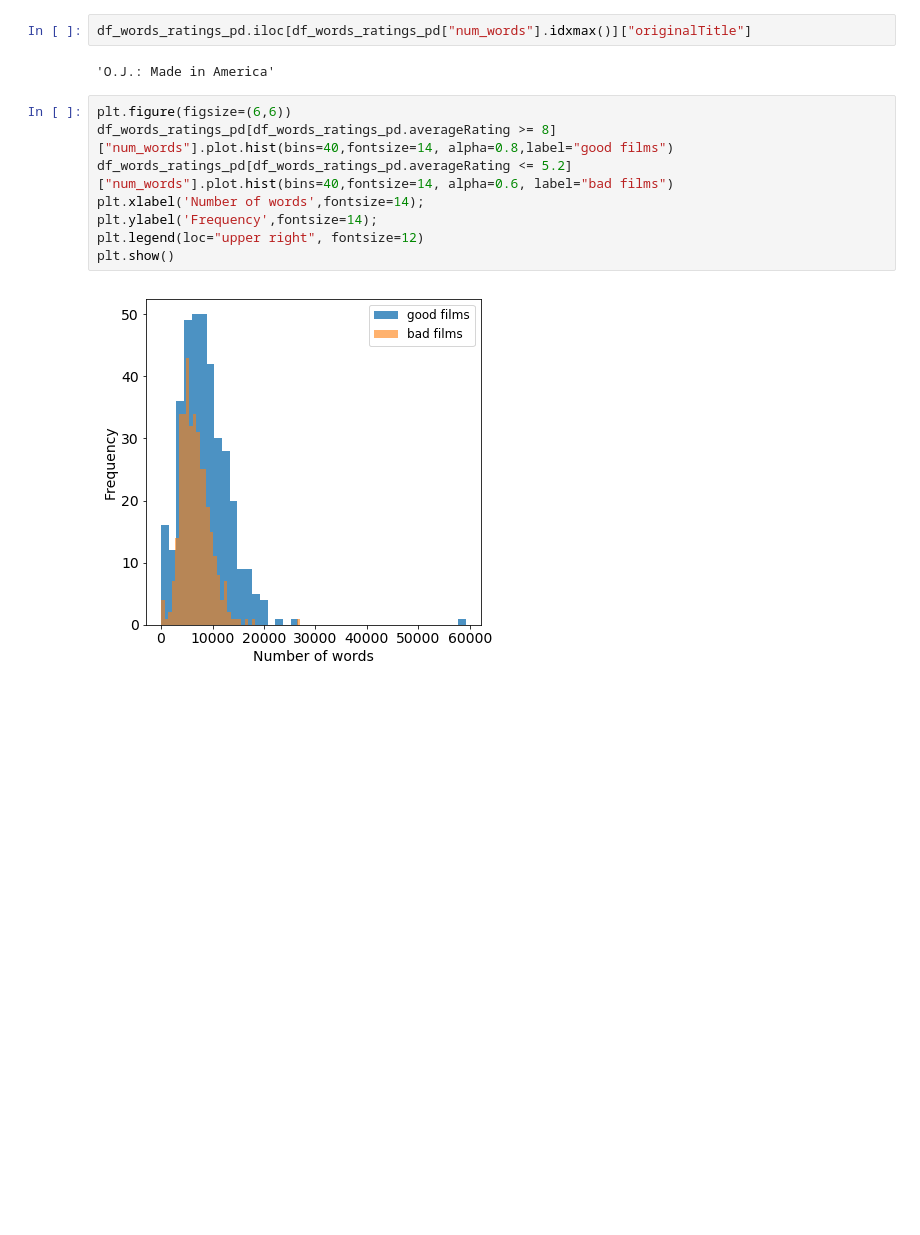
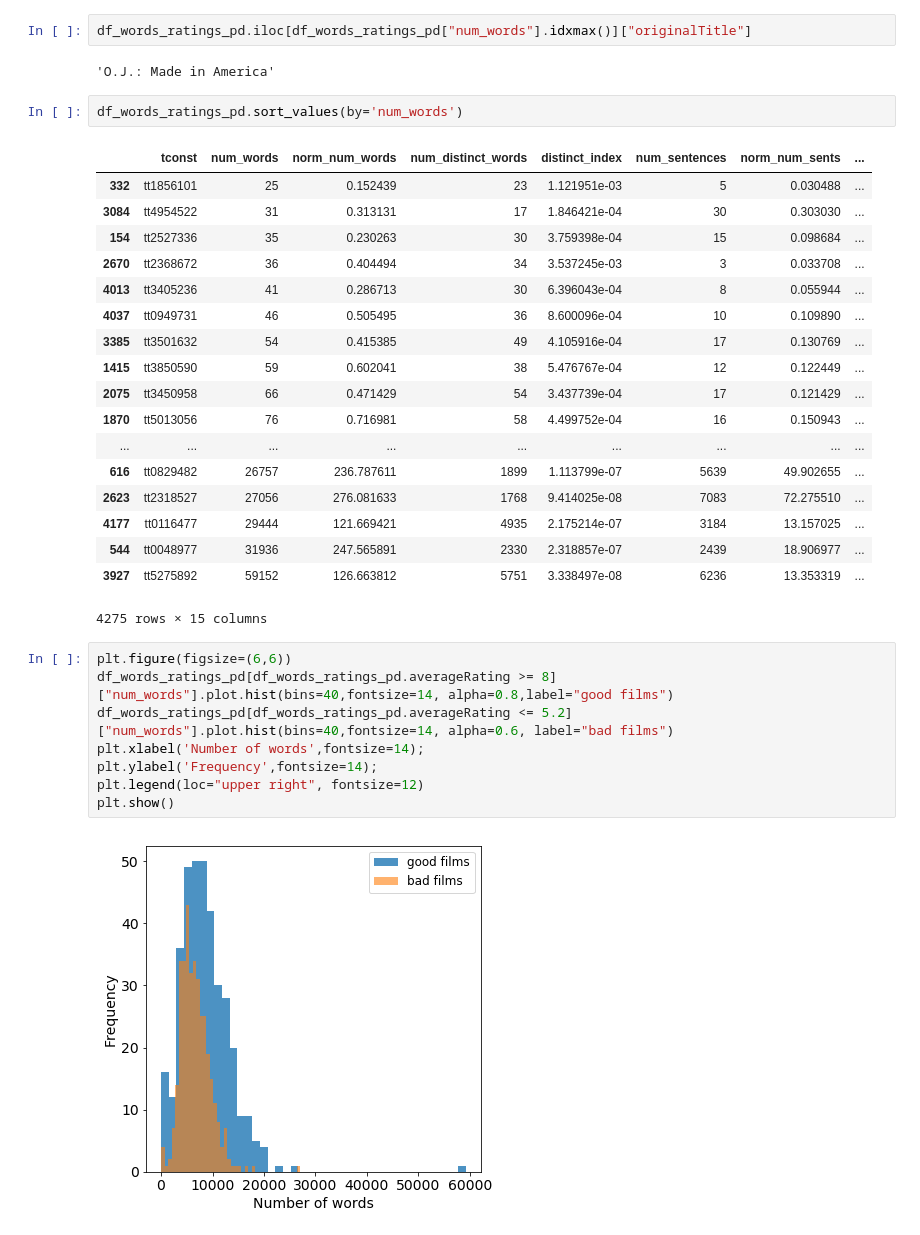
Before and after one commit to Xabitsuki/adamax, a Jupyter notebook: NotebookFinal.ipynb, the cells around one changed output. Saved outputs shown, nothing was run; the diff lists cells and outputs as text; blank space fills up the shorter version.

```diff
--- a/NotebookFinal.ipynb
+++ b/NotebookFinal.ipynb
@@ -660,6 +686,27 @@ Is it going to be OJ?
 df_words_ratings_pd.iloc[df_words_ratings_pd["num_words"].idxmax()]["originalTitle"]
 # %% [output]
 'O.J.: Made in America'
+# %%
+df_words_ratings_pd.sort_values(by='num_words')
+# %% [output]
+|  | tconst | num_words | norm_num_words | num_distinct_words | distinct_index | num_sentences | norm_num_sents | ... |
+| 332 | tt1856101 | 25 | 0.152439 | 23 | 1.121951e-03 | 5 | 0.030488 | ... |
+| 3084 | tt4954522 | 31 | 0.313131 | 17 | 1.846421e-04 | 30 | 0.303030 | ... |
+| 154 | tt2527336 | 35 | 0.230263 | 30 | 3.759398e-04 | 15 | 0.098684 | ... |
+| 2670 | tt2368672 | 36 | 0.404494 | 34 | 3.537245e-03 | 3 | 0.033708 | ... |
+| 4013 | tt3405236 | 41 | 0.286713 | 30 | 6.396043e-04 | 8 | 0.055944 | ... |
+| 4037 | tt0949731 | 46 | 0.505495 | 36 | 8.600096e-04 | 10 | 0.109890 | ... |
+| 3385 | tt3501632 | 54 | 0.415385 | 49 | 4.105916e-04 | 17 | 0.130769 | ... |
+| 1415 | tt3850590 | 59 | 0.602041 | 38 | 5.476767e-04 | 12 | 0.122449 | ... |
+| 2075 | tt3450958 | 66 | 0.471429 | 54 | 3.437739e-04 | 17 | 0.121429 | ... |
+| 1870 | tt5013056 | 76 | 0.716981 | 58 | 4.499752e-04 | 16 | 0.150943 | ... |
+| ... | ... | ... | ... | ... | ... | ... | ... | ... |
+| 616 | tt0829482 | 26757 | 236.787611 | 1899 | 1.113799e-07 | 5639 | 49.902655 | ... |
+| 2623 | tt2318527 | 27056 | 276.081633 | 1768 | 9.414025e-08 | 7083 | 72.275510 | ... |
+| 4177 | tt0116477 | 29444 | 121.669421 | 4935 | 2.175214e-07 | 3184 | 13.157025 | ... |
+| 544 | tt0048977 | 31936 | 247.565891 | 2330 | 2.318857e-07 | 2439 | 18.906977 | ... |
+| 3927 | tt5275892 | 59152 | 126.663812 | 5751 | 3.338497e-08 | 6236 | 13.353319 | ... |
+4275 rows × 15 columns
 # %%
 plt.figure(figsize=(6,6))
 df_words_ratings_pd[df_words_ratings_pd.averageRating >= 8]["num_words"].plot.hist(bins=40,fontsize=14, alpha=0.8,label="good films")
```
Also changed, not shown: parts of 9 cells of this notebook.
